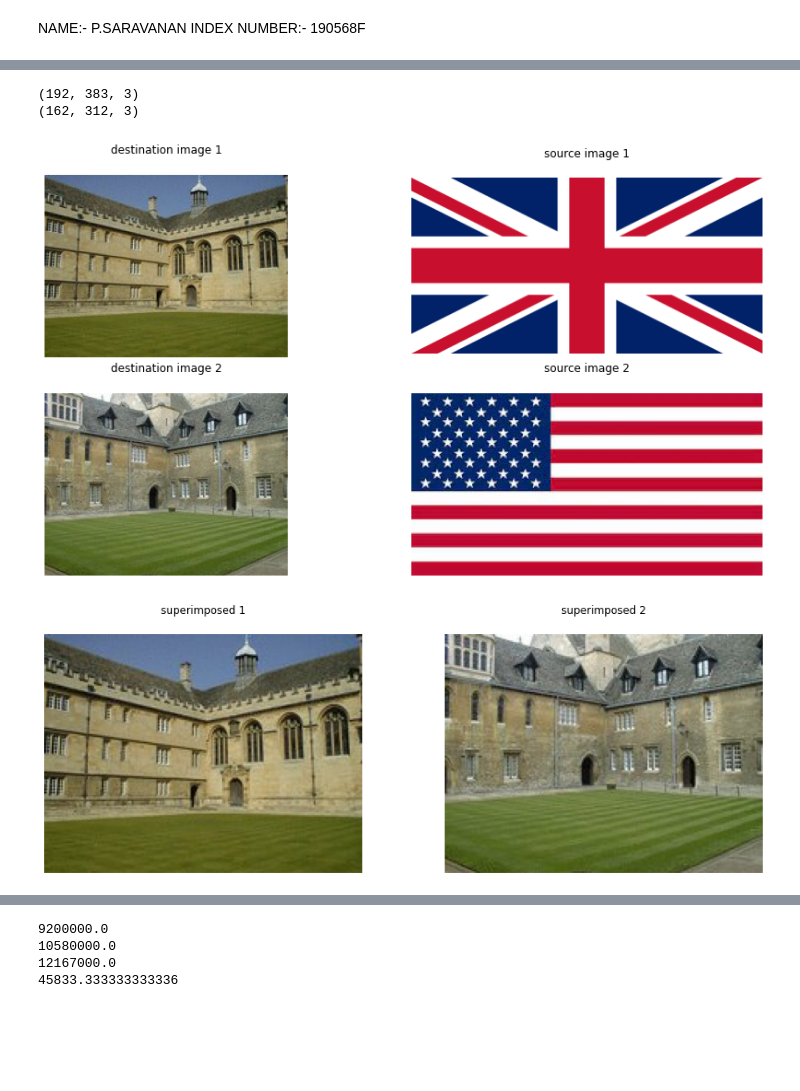
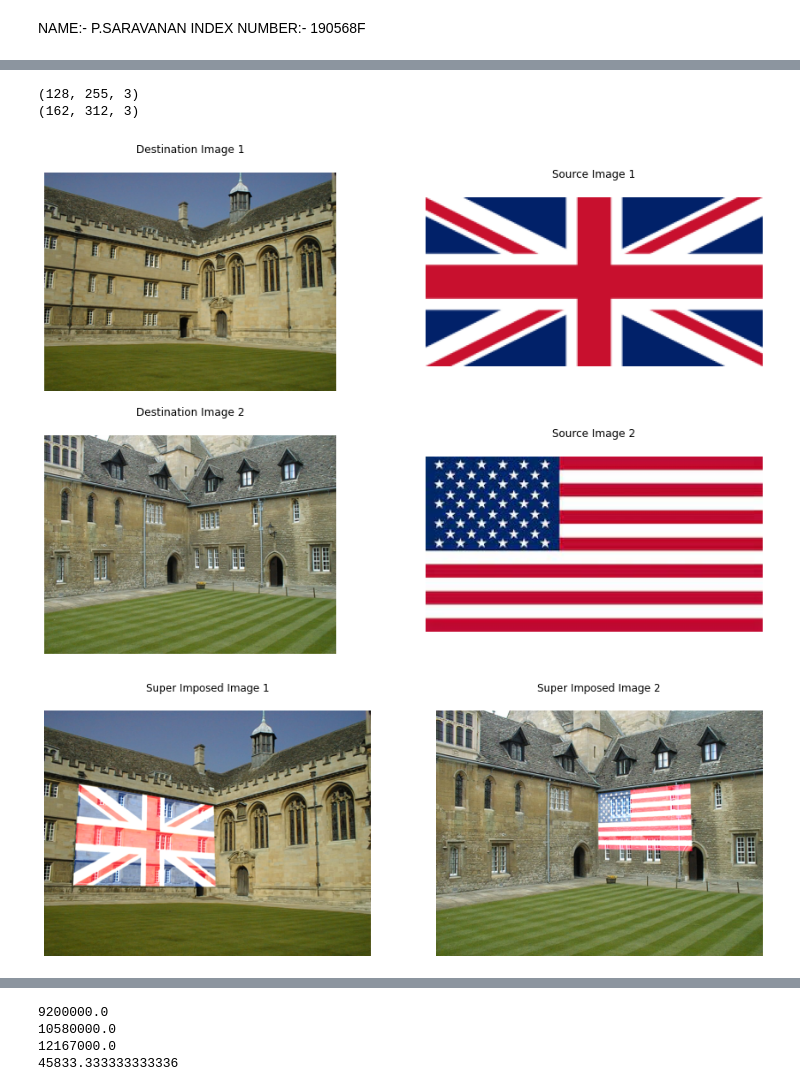
Before and after one commit to Saravanan2021/Image_processing_assignment2, a Jupyter notebook: Assignment_2.ipynb, the cells around one changed output, grey strips where cells are left out. Saved outputs shown, nothing was run; the diff lists cells and outputs as text; code cells hidden in the pictures; blank space fills up the shorter version.

```diff
--- a/Assignment_2.ipynb
+++ b/Assignment_2.ipynb
@@ -170,81 +172,80 @@ def superimpose(im_src, im_dst, pts_src, pts_dst):
 #Question 2)
 import cv2 as cv
 
-dst1 = cv.imread(r'thumb.jpg',cv.IMREAD_COLOR)
-assert dst1 is not None
+destination1 = cv.imread(r'002.jpg',cv.IMREAD_COLOR)
+assert destination1 is not None
 
-src1 = cv.imread(r'Flag_of_the_United_Kingdom.png',cv.IMREAD_ANYCOLOR)
-assert src1 is not None
+source1 = cv.imread(r'Flag_of_the_United_Kingdom.png',cv.IMREAD_ANYCOLOR)
+assert source1 is not None
 
-dst2 = cv.imread(r'merton.jpg',cv.IMREAD_COLOR)
-assert dst2 is not None
+destination2 = cv.imread(r'merton.jpg',cv.IMREAD_COLOR)
+assert destination2 is not None
 
-src2 = cv.imread(r'USA.jpg',cv.IMREAD_ANYCOLOR)
-assert src2 is not None
+source2 = cv.imread(r'USA.jpg',cv.IMREAD_ANYCOLOR)
+assert source2 is not None
 
-fig, ax = plt.subplots(2, 2, figsize=(15, 8))
-ax[0, 0].imshow(cv.cvtColor(dst1, cv.COLOR_BGR2RGB))
-ax[0, 0].title.set_text('destination image 1')
+fig, ax = plt.subplots(2, 2, figsize=(15, 10))
+ax[0, 0].imshow(cv.cvtColor(destination1, cv.COLOR_BGR2RGB))
+ax[0, 0].title.set_text('Destination Image 1')
 ax[0, 0].axis('off')
 ax[0, 0].xaxis.tick_top()
 
-ax[0, 1].imshow(cv.cvtColor(src1, cv.COLOR_BGR2RGB))
-ax[0, 1].title.set_text('source image 1')
+ax[0, 1].imshow(cv.cvtColor(source1, cv.COLOR_BGR2RGB))
+ax[0, 1].title.set_text('Source Image 1')
 ax[0, 1].axis('off')
 ax[0, 1].xaxis.tick_top()
 
-ax[1, 0].imshow(cv.cvtColor(dst2, cv.COLOR_BGR2RGB))
-ax[1, 0].title.set_text('destination image 2')
+ax[1, 0].imshow(cv.cvtColor(destination2, cv.COLOR_BGR2RGB))
+ax[1, 0].title.set_text('Destination Image 2')
 ax[1, 0].axis('off')
 ax[1, 0].xaxis.tick_top()
 
-ax[1, 1].imshow(cv.cvtColor(src2, cv.COLOR_BGR2RGB))
-ax[1, 1].title.set_text('source image 2')
+ax[1, 1].imshow(cv.cvtColor(source2, cv.COLOR_BGR2RGB))
+ax[1, 1].title.set_text('Source Image 2')
 ax[1, 1].axis('off')
 ax[1, 1].xaxis.tick_top()
 
-#get 4 corners from destination image
-cv.imshow('image', dst1)
+#4 corners from destination image
+cv.imshow('image', destination1)
 cv.setMouseCallback('image', click_event)
 cv.waitKey(0)
 cv.destroyAllWindows()
 
-cv.imshow('image', dst2)
+cv.imshow('image', destination2)
 cv.setMouseCallback('image', click_event)
 cv.waitKey(0)
 cv.destroyAllWindows()
 
-# Four corners of the book in destination image.
-#mouse click this order: (0,0), (0,1), (1,1), (1,0)
-pts_dst1 = np.array([[191, 306], [596, 344], [606, 603], [177, 620]])
-pts_dst2 = np.array([[515, 238], [1022, 156],  [1020, 506], [516, 482]])
+# Four corners of the book in destination image
+pts_dst1 = np.array([[110, 231], [530, 299], [536, 550], [92, 544]])
+pts_dst2 = np.array([[508, 260], [839, 224],  [850, 538], [509, 510]])
 
-#get 4 corners from source image
-print(src1.shape)
-print(src2.shape)
+#4 corners from source image
+print(source1.shape)
+print(source2.shape)
 
-# Four corners of the book in source image
+# 4 corners of the book in source image
 pts_src1 = np.array([[0, 0], [254, 0], [254, 127], [0, 127]])
-pts_src2 = np.array([[0, 0], [3499, 0], [3499, 2329], [0, 2329]])
+pts_src2 = np.array([[0, 0], [349, 0], [349, 232], [0, 232]])
 
-#get the superimposed image
-superimposed1 = superimpose(src1, dst1, pts_src1, pts_dst1)
-superimposed2 = superimpose(src2, dst2, pts_src2, pts_dst2)
+# To get the superimposed image
+superimposed1 = superimpose(source1, destination1, pts_src1, pts_dst1)
+superimposed2 = superimpose(source2, destination2, pts_src2, pts_dst2)
 
-fig, ax = plt.subplots(1, 2, figsize=(15,5))
+fig, ax = plt.subplots(1, 2, figsize=(15,8))
 ax[0].imshow(cv.cvtColor(superimposed1, cv.COLOR_BGR2RGB))
-ax[0].title.set_text('superimposed 1')
+ax[0].title.set_text('Super Imposed Image 1')
 ax[0].axis('off')
 ax[0].xaxis.tick_top()
 
 ax[1].imshow(cv.cvtColor(superimposed2, cv.COLOR_BGR2RGB))
-ax[1].title.set_text('superimposed 2')
+ax[1].title.set_text('Super Imposed Image 2')
 ax[1].axis('off')
 ax[1].xaxis.tick_top()
 # %% [output]
-(192, 383, 3)
+(128, 255, 3)
 (162, 312, 3)
-[figure, old version]
+[figure, new version]
-[figure, old version]
+[figure, new version]
 # %%
 def getHomogrpahy(src_img, dst_img):
```
Also changed, not shown: parts of 5 cells of this notebook, 5 other files.
